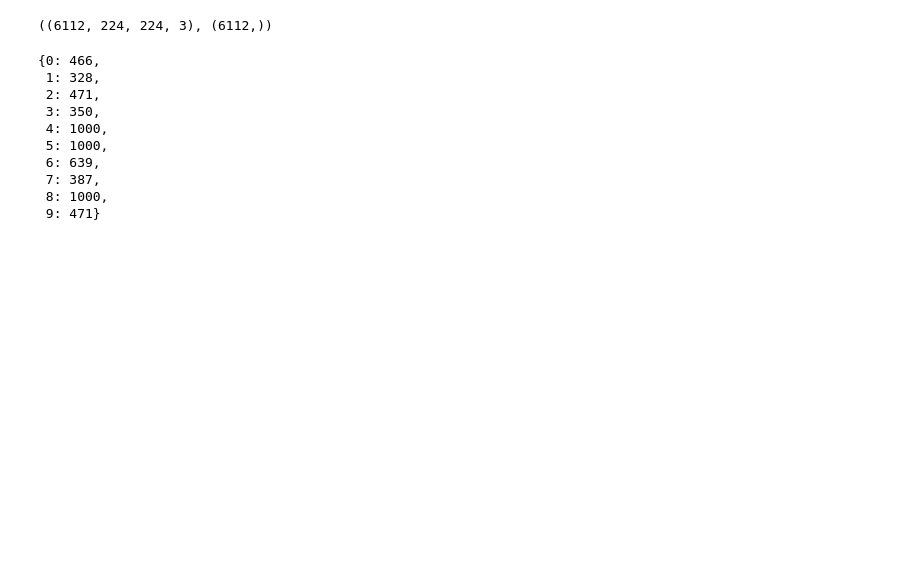
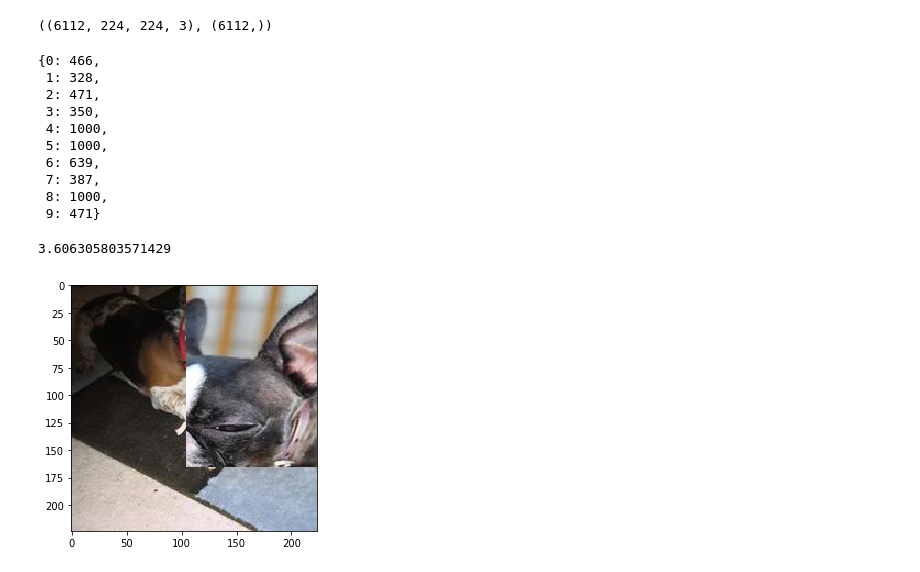
Before and after one commit to Chen-Yiyang/cs4243_project, a Jupyter notebook: main_notebook.ipynb, the cells around one changed output. Drawn from its saved outputs; the diff is of its cells as text; code cells hidden in the pictures; blank space fills up the shorter version.

```diff
--- a/main_notebook.ipynb
+++ b/main_notebook.ipynb
@@ -365,3 +389,36 @@ y_count
+# %%
+def generate_cutmix_image(image_batch, image_batch_labels, beta):
+    """ Generate a CutMix augmented image from a batch
+    Args:
+        - image_batch: a batch of input images
+        - image_batch_labels: labels corresponding to the image batch
+        - beta: a parameter of Beta distribution.
+    Returns:
+        - CutMix image batch, updated labels
+    """
+    # generate mixed sample
+    lam = np.random.beta(beta, beta)
+    rand_index = np.random.permutation(len(image_batch))
+    target_a = image_batch_labels
+    target_b = image_batch_labels[rand_index]
+    bbx1, bby1, bbx2, bby2 = rand_bbox(image_batch[0].shape, lam)
+    image_batch_updated = image_batch.copy()
+    image_batch_updated[:, bbx1:bbx2, bby1:bby2, :] = image_batch[rand_index, bbx1:bbx2, bby1:bby2, :]
+
+    # adjust lambda to exactly match pixel ratio
+    lam = 1 - ((bbx2 - bbx1) * (bby2 - bby1) / (image_batch.shape[1] * image_batch.shape[2]))
+    label = target_a * lam + target_b * (1. - lam)
+
+    return image_batch_updated, label
+# %%
+cut_mix_img, cut_mix_labels = generate_cutmix_image(train_x, train_y, 0.5)
+# %%
+idx = np.random.choice(cut_mix_img.shape[0])
+imshow(cut_mix_img[idx])
+print(cut_mix_labels[idx])
+# %% [output]
+3.606305803571429
+[figure, added]
 # %%
 # Ref:
 # https://towardsdatascience.com/image-augmentation-with-skimage-python-7f53f1b0eeb5
```
Also changed, not shown: parts of 8 cells of this notebook, 1 other file.
